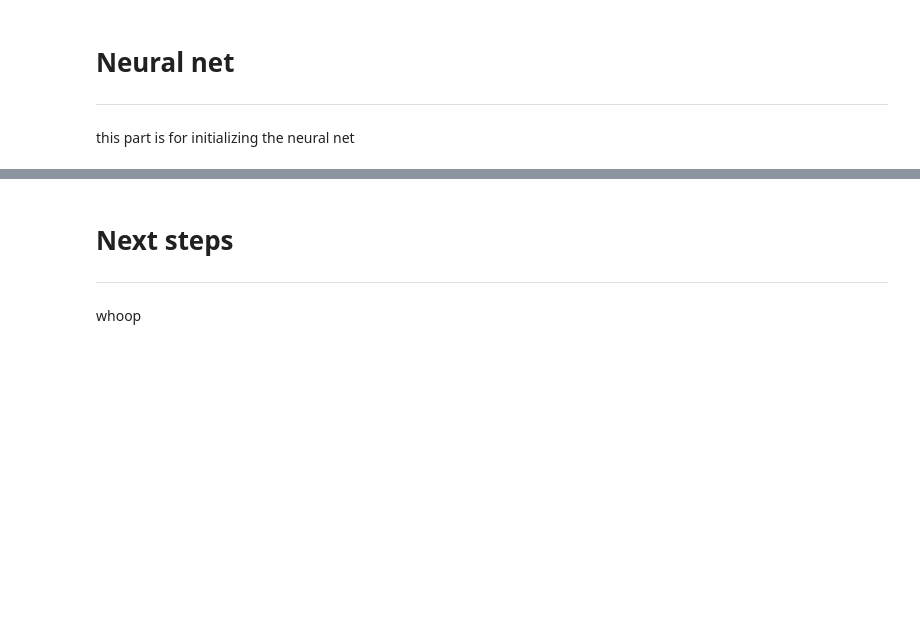
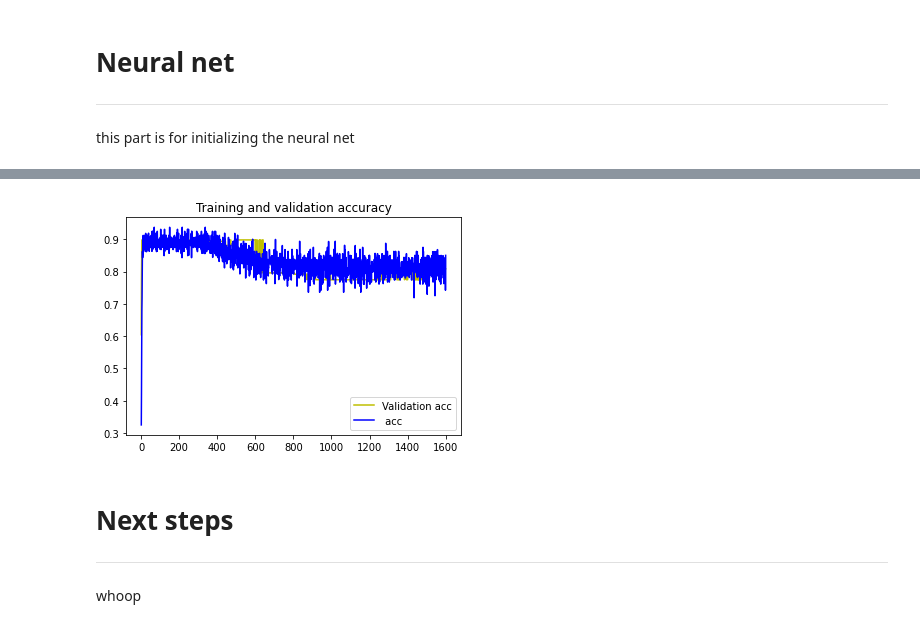
Before and after one commit to HermanHeringa/datascience-films, a Jupyter notebook: models/definitive_model.ipynb, the cells around one changed output, grey strips where cells are left out. Cells and saved outputs as stored; diff of their text form; code cells hidden in the pictures; blank space fills up the shorter version.

```diff
--- a/models/definitive_model.ipynb
+++ b/models/definitive_model.ipynb
@@ -397,3 +300,7 @@ model.plot_cost()
+# %%
+model.plot_acc()
+# %% [output]
+[figure, added]
 # %% [markdown]
 # Next steps
 ---
```
Also changed, not shown: parts of 18 cells of this notebook, 44 other files.
